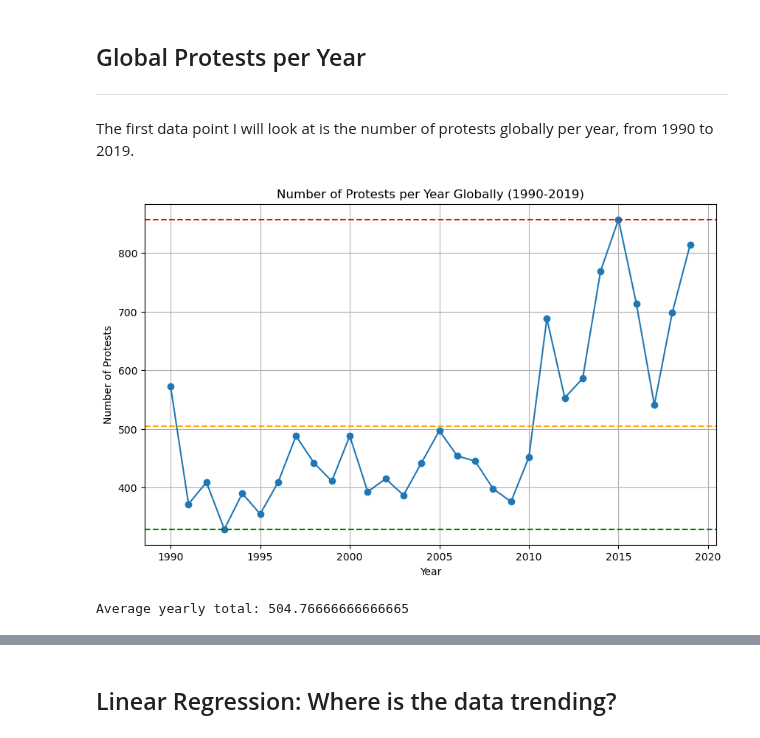
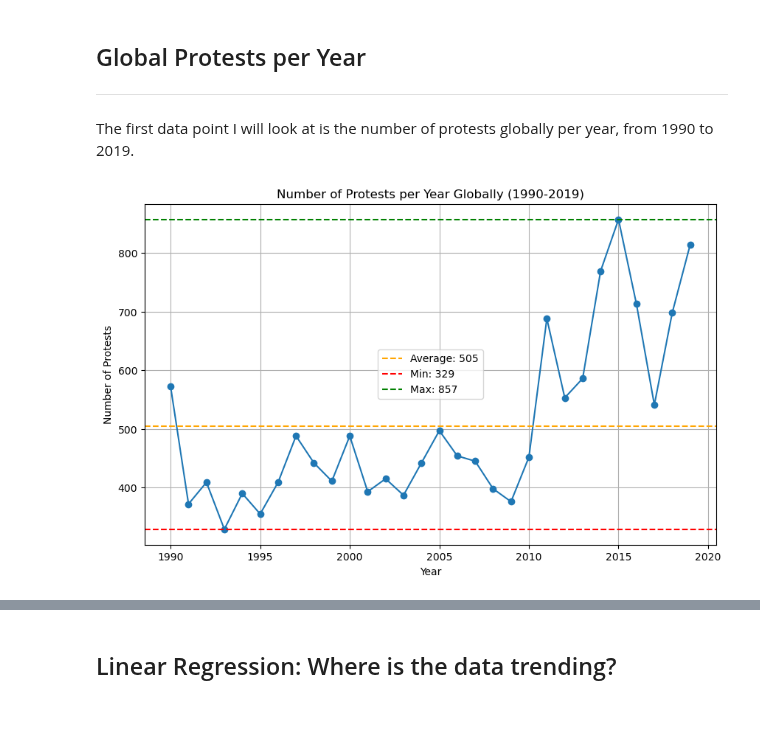
Before and after one commit to MylesHenehan/pfda, a Jupyter notebook: project/project.ipynb, the cells around one changed output, grey strips where cells are left out. Saved outputs shown, nothing was run; the diff lists cells and outputs as text; code cells hidden in the pictures.

```diff
--- a/project/project.ipynb
+++ b/project/project.ipynb
@@ -64,0 +18,9 @@ print(massmob_df.head())
+# %%
+massmob_path = "data/massmobilisation.csv"
+massmob_df = pd.read_csv(massmob_path)
+
+# We'll use Boolean Indexing to clean up the data (source: https://www.geeksforgeeks.org/boolean-indexing-in-pandas/)
+massmob_mask = (massmob_df['protest'] != 0) & (massmob_df['year'] != 2020)
+massmob_df = massmob_df[massmob_mask]
+
+print(massmob_df.head())
@@ -67,31 +47,28 @@ print(massmob_df.head())
 ***
 The first data point I will look at is the number of protests globally per year, from 1990 to 2019.
 # %%
-# Starting by grouping the data by year, and counting the number of protests for each year.
+# Starting by grouping the data by year (Source: https://www.geeksforgeeks.org/python-pandas-dataframe-groupby/).
 yeargrouped = massmob_df.groupby('year')
+# We then want to get the number of protests for each group by counting the rows.
 protests_per_year = yeargrouped.size().reset_index(name='num_protests')
+# .size() returns the number of rows in a Pandas series; this places the year as the index, so in order to carry out essential pandas operations later, we need to use .reset_index to transform the series into a Data Frame, with columns for year and number of protests. (Source: https://favtutor.com/articles/convert-pandas-series-to-dataframe/).
 
-# Also calculating average, min, and max number of protests to add to my plot
-avgyearlyprotests = protests_per_year['num_protests'].mean()
-minyearlyprotests = protests_per_year['num_protests'].min()
-maxyearlyprotests = protests_per_year['num_protests'].max()
-
-# Plot protests per year
 plt.figure(figsize=(10, 6))
 plt.plot(protests_per_year['year'], protests_per_year['num_protests'], marker='o')
 plt.title('Number of Protests per Year Globally (1990-2019)')
 plt.xlabel('Year')
 plt.ylabel('Number of Protests')
 
-# Add average, min, and max lines
-plt.axhline(y=avgyearlyprotests, color='orange', linestyle='--', label=f'Average: {avgyearlyprotests:.2f}')
-plt.axhline(y=minyearlyprotests, color='green', linestyle='--', label=f'Min: {minyearlyprotests}')
-plt.axhline(y=maxyearlyprotests, color='red', linestyle='--', label=f'Max: {maxyearlyprotests}')
+avgyearlyprotests = protests_per_year['num_protests'].mean()
+minyearlyprotests = protests_per_year['num_protests'].min()
+maxyearlyprotests = protests_per_year['num_protests'].max()
+
+plt.axhline(y=avgyearlyprotests, color='orange', linestyle='--', label=f'Average: {avgyearlyprotests:.0f}') # added ":.0f" because a fraction of a protest doesn't make much sense (source: https://www.datacamp.com/tutorial/python-round-to-two-decimal-places)
+plt.axhline(y=minyearlyprotests, color='red', linestyle='--', label=f'Min: {minyearlyprotests}')
+plt.axhline(y=maxyearlyprotests, color='green', linestyle='--', label=f'Max: {maxyearlyprotests}')
 
 plt.grid()
+plt.legend()
 plt.show()
-
-print(f'Average yearly total: {avgyearlyprotests}')
 # %% [output]
-[figure, old version]
+[figure, new version]
-Average yearly total: 504.76666666666665
```
Also changed, not shown: parts of 10 cells of this notebook, 1 other file.
